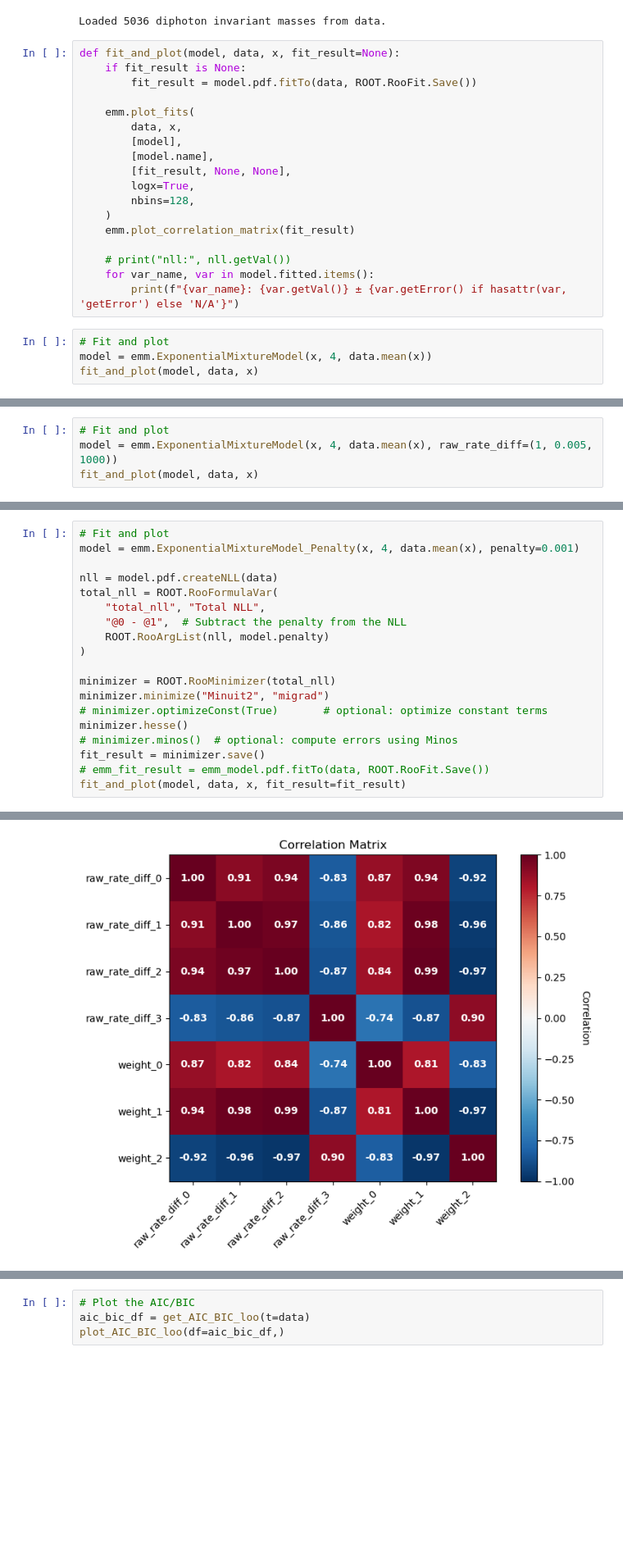
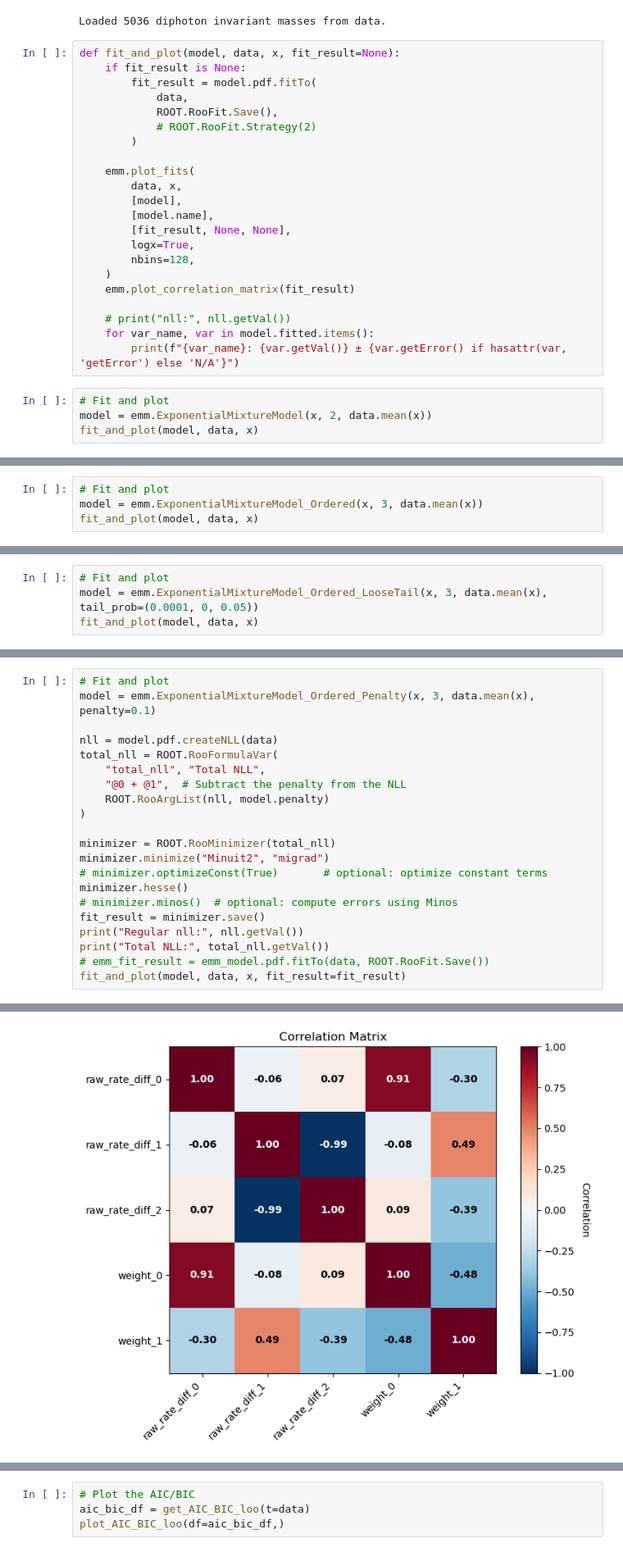
Before and after one commit to atownse2/ExponentialMixtureModel, a Jupyter notebook: emm.ipynb, the cells around one changed output, grey strips where cells are left out. Shown at 82% size. Cells and saved outputs as stored; diff of their text form; blank space fills up the shorter version.

```diff
--- a/emm.ipynb
+++ b/emm.ipynb
@@ -274,7 +273,11 @@ Loaded 5036 diphoton invariant masses from data.
 # %%
 def fit_and_plot(model, data, x, fit_result=None):
     if fit_result is None:
-        fit_result = model.pdf.fitTo(data, ROOT.RooFit.Save())
+        fit_result = model.pdf.fitTo(
+            data,
+            ROOT.RooFit.Save(),
+            # ROOT.RooFit.Strategy(2)
+        )
 
     emm.plot_fits(
         data, x,
@@ -291,7 +294,7 @@ def fit_and_plot(model, data, x, fit_result=None):
         print(f"{var_name}: {var.getVal()} ± {var.getError() if hasattr(var, 'getError') else 'N/A'}")
 # %%
 # Fit and plot
-model = emm.ExponentialMixtureModel(x, 4, data.mean(x))
+model = emm.ExponentialMixtureModel(x, 2, data.mean(x))
 fit_and_plot(model, data, x)
 # %% [output]
 Rate scaling factor: -0.00565722090722949
@@ -334,6 +334,6 @@ Info in <TCanvas::Print>: png file /home/atownse2/Projects/ExponentialMixtureMod
 # %%
 # Fit and plot
-model = emm.ExponentialMixtureModel(x, 4, data.mean(x), raw_rate_diff=(1, 0.005, 1000))
+model = emm.ExponentialMixtureModel_Ordered(x, 3, data.mean(x))
 fit_and_plot(model, data, x)
 # %% [output]
 Rate scaling factor: -0.00565722090722949
@@ -376,0 +376,4 @@ Info in <TCanvas::Print>: png file /home/atownse2/Projects/ExponentialMixtureMod
+# %%
+# Fit and plot
+model = emm.ExponentialMixtureModel_Ordered_LooseTail(x, 3, data.mean(x), tail_prob=(0.0001, 0, 0.05))
+fit_and_plot(model, data, x)
@@ -377,11 +418,11 @@ Info in <TCanvas::Print>: png file /home/atownse2/Projects/ExponentialMixtureMod
 # %%
 # Fit and plot
-model = emm.ExponentialMixtureModel_Penalty(x, 4, data.mean(x), penalty=0.001)
+model = emm.ExponentialMixtureModel_Ordered_Penalty(x, 3, data.mean(x), penalty=0.1)
 
 nll = model.pdf.createNLL(data)
 total_nll = ROOT.RooFormulaVar(
     "total_nll", "Total NLL",
-    "@0 - @1",  # Subtract the penalty from the NLL
+    "@0 + @1",  # Subtract the penalty from the NLL
     ROOT.RooArgList(nll, model.penalty)
 )
 
@@ -391,6 +432,8 @@ minimizer.minimize("Minuit2", "migrad")
 minimizer.hesse()
 # minimizer.minos()  # optional: compute errors using Minos
 fit_result = minimizer.save()
+print("Regular nll:", nll.getVal())
+print("Total NLL:", total_nll.getVal())
 # emm_fit_result = emm_model.pdf.fitTo(data, ROOT.RooFit.Save())
 fit_and_plot(model, data, x, fit_result=fit_result)
 # %% [output]
@@ -399 +444 @@ Rate scaling factor: -0.00565722090722949
-[figure, old version]
+[figure, new version]
```
Also changed, not shown: parts of 7 cells of this notebook, 1 other file.
